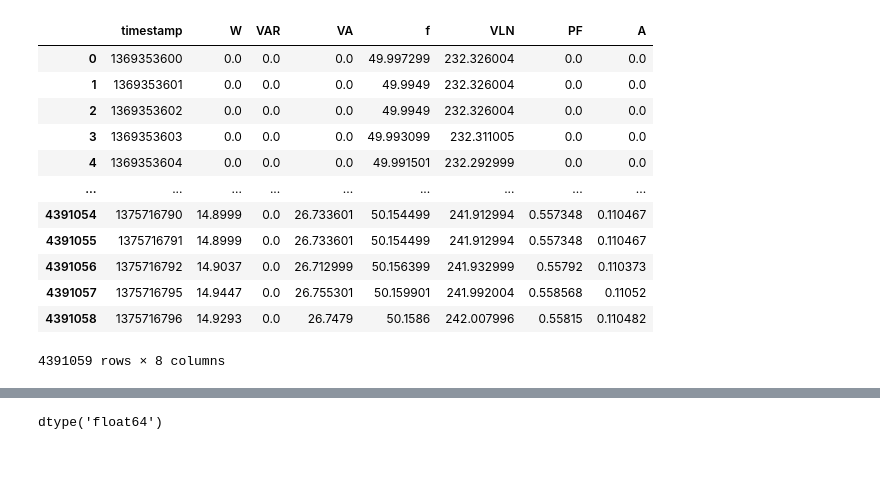
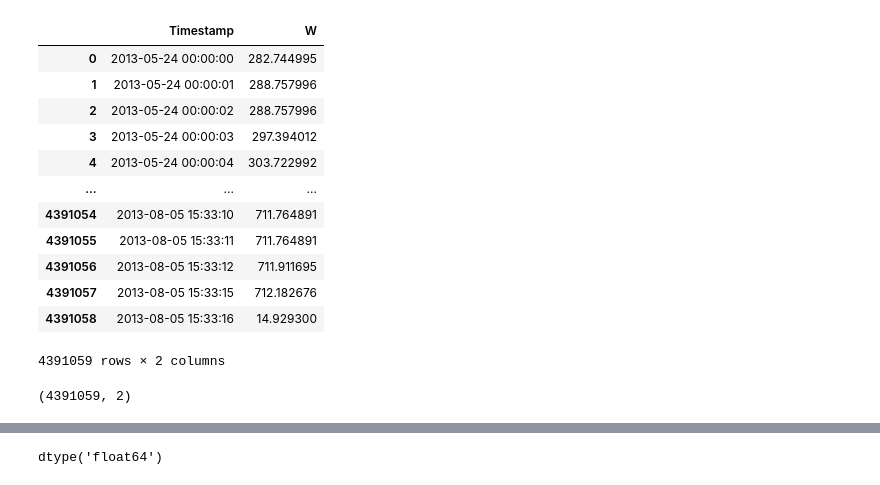
Before and after one commit to Rishab8077/Power_Demand_Prediction, a Jupyter notebook: Model.ipynb, the cells around one changed output, grey strips where cells are left out. Drawn from its saved outputs; the diff is of its cells as text; code cells hidden in the pictures.

```diff
--- a/Model.ipynb
+++ b/Model.ipynb
@@ -11,22 +11,22 @@ from tensorflow.keras.layers import Dense
 from tensorflow.keras.layers import Dropout
 from tensorflow.keras.layers import LSTM
 # %%
-df = pd.read_csv('electricity/1.csv')
+df = pd.read_csv('Dataset_combined/Total_dataset.csv')
 # %%
-#df.drop('Unnamed: 0',axis=1,inplace=True)
+df.drop('Unnamed: 0',axis=1,inplace=True)
 df
 # %% [output]
-|  | timestamp | W | VAR | VA | f | VLN | PF | A |
-| 0 | 1369353600 | 0.0 | 0.0 | 0.0 | 49.997299 | 232.326004 | 0.0 | 0.0 |
-| 1 | 1369353601 | 0.0 | 0.0 | 0.0 | 49.9949 | 232.326004 | 0.0 | 0.0 |
-| 2 | 1369353602 | 0.0 | 0.0 | 0.0 | 49.9949 | 232.326004 | 0.0 | 0.0 |
-| 3 | 1369353603 | 0.0 | 0.0 | 0.0 | 49.993099 | 232.311005 | 0.0 | 0.0 |
-| 4 | 1369353604 | 0.0 | 0.0 | 0.0 | 49.991501 | 232.292999 | 0.0 | 0.0 |
-| ... | ... | ... | ... | ... | ... | ... | ... | ... |
-| 4391054 | 1375716790 | 14.8999 | 0.0 | 26.733601 | 50.154499 | 241.912994 | 0.557348 | 0.110467 |
-| 4391055 | 1375716791 | 14.8999 | 0.0 | 26.733601 | 50.154499 | 241.912994 | 0.557348 | 0.110467 |
-| 4391056 | 1375716792 | 14.9037 | 0.0 | 26.712999 | 50.156399 | 241.932999 | 0.55792 | 0.110373 |
-| 4391057 | 1375716795 | 14.9447 | 0.0 | 26.755301 | 50.159901 | 241.992004 | 0.558568 | 0.11052 |
-| 4391058 | 1375716796 | 14.9293 | 0.0 | 26.7479 | 50.1586 | 242.007996 | 0.55815 | 0.110482 |
+|  | Timestamp | W |
+| 0 | 2013-05-24 00:00:00 | 282.744995 |
+| 1 | 2013-05-24 00:00:01 | 288.757996 |
+| 2 | 2013-05-24 00:00:02 | 288.757996 |
+| 3 | 2013-05-24 00:00:03 | 297.394012 |
+| 4 | 2013-05-24 00:00:04 | 303.722992 |
+| ... | ... | ... |
+| 4391054 | 2013-08-05 15:33:10 | 711.764891 |
+| 4391055 | 2013-08-05 15:33:11 | 711.764891 |
+| 4391056 | 2013-08-05 15:33:12 | 711.911695 |
+| 4391057 | 2013-08-05 15:33:15 | 712.182676 |
+| 4391058 | 2013-08-05 15:33:16 | 14.929300 |
-4391059 rows × 8 columns
+4391059 rows × 2 columns
 # %%
@@ -36,3 +37,6 @@ df.drop('TIMESTAMP',axis=1,inplace=True)
 # %%
-df.drop(['A','PF','f','VA','VAR','VLN'],axis=1,inplace=True)
+#df.drop(['A','PF','f','VA','VAR','VLN'],axis=1,inplace=True)
 #df.drop('VLN',axis=1,inplace=True)
+df.shape
+# %% [output]
+(4391059, 2)
```
Also changed, not shown: parts of 43 cells of this notebook, 3 other files.
